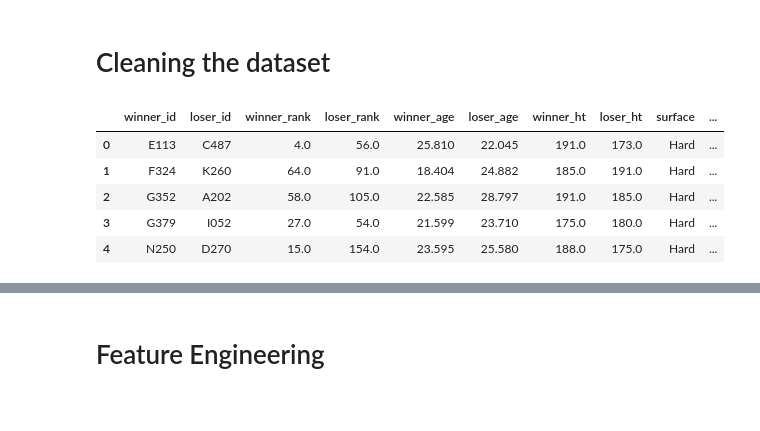
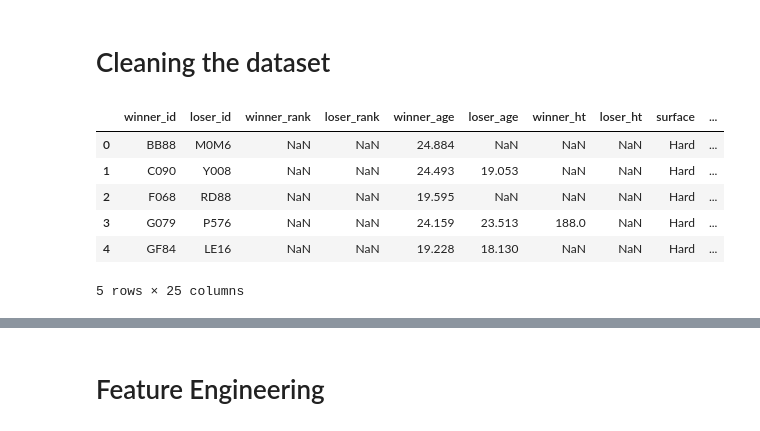
Before and after one commit to sendc0des/tennis-predictor, a Jupyter notebook: predictor.ipynb, the cells around one changed output, grey strips where cells are left out. Drawn from its saved outputs; the diff is of its cells as text; code cells hidden in the pictures.

Commit message:
Updated the model, include more features, use matches from 1968

```diff
--- a/predictor.ipynb
+++ b/predictor.ipynb
@@ -8,6 +9,7 @@ from xgboost import XGBClassifier
 from sklearn.model_selection import train_test_split
 from sklearn.metrics import accuracy_score
 # %%
-match_files = glob.glob("tennis_data/20*.csv")
-matches_raw = pd.concat((pd.read_csv(f) for f in match_files), ignore_index=True)
+all_csv_files = glob.glob("tennis_data/*.csv")
+all_csv_files.pop()
+matches = pd.concat(pd.read_csv(f) for f in all_csv_files)
 # %%
@@ -25,23 +41,28 @@ matches_raw.head()
 # %%
 features_temp = [
     'winner_id', 'loser_id',
     'winner_rank', 'loser_rank',
     'winner_age', 'loser_age',
     'winner_ht', 'loser_ht',
+    'winner_hand', 'loser_hand',
     'surface',
     'tourney_level',
     'round',
     'w_ace', 'l_ace',
     'w_df', 'l_df',
+    'w_svpt', 'l_svpt',
+    'w_1stWon', 'l_1stWon',
+    'w_SvGms', 'l_SvGms',
     'minutes', 'tourney_date'
 ]
 
-matches = matches_raw[features_temp]
+matches = matches[features_temp]
 matches.head()
 # %% [output]
 |  | winner_id | loser_id | winner_rank | loser_rank | winner_age | loser_age | winner_ht | loser_ht | surface | ... |
-| 0 | E113 | C487 | 4.0 | 56.0 | 25.810 | 22.045 | 191.0 | 173.0 | Hard | ... |
-| 1 | F324 | K260 | 64.0 | 91.0 | 18.404 | 24.882 | 185.0 | 191.0 | Hard | ... |
-| 2 | G352 | A202 | 58.0 | 105.0 | 22.585 | 28.797 | 191.0 | 185.0 | Hard | ... |
-| 3 | G379 | I052 | 27.0 | 54.0 | 21.599 | 23.710 | 175.0 | 180.0 | Hard | ... |
-| 4 | N250 | D270 | 15.0 | 154.0 | 23.595 | 25.580 | 188.0 | 175.0 | Hard | ... |
+| 0 | BB88 | M0M6 | NaN | NaN | 24.884 | NaN | NaN | NaN | Hard | ... |
+| 1 | C090 | Y008 | NaN | NaN | 24.493 | 19.053 | NaN | NaN | Hard | ... |
+| 2 | F068 | RD88 | NaN | NaN | 19.595 | NaN | NaN | NaN | Hard | ... |
+| 3 | G079 | P576 | NaN | NaN | 24.159 | 23.513 | 188.0 | NaN | Hard | ... |
+| 4 | GF84 | LE16 | NaN | NaN | 19.228 | 18.130 | NaN | NaN | Hard | ... |
+5 rows × 25 columns
```
Also changed, not shown: parts of 22 cells of this notebook.
